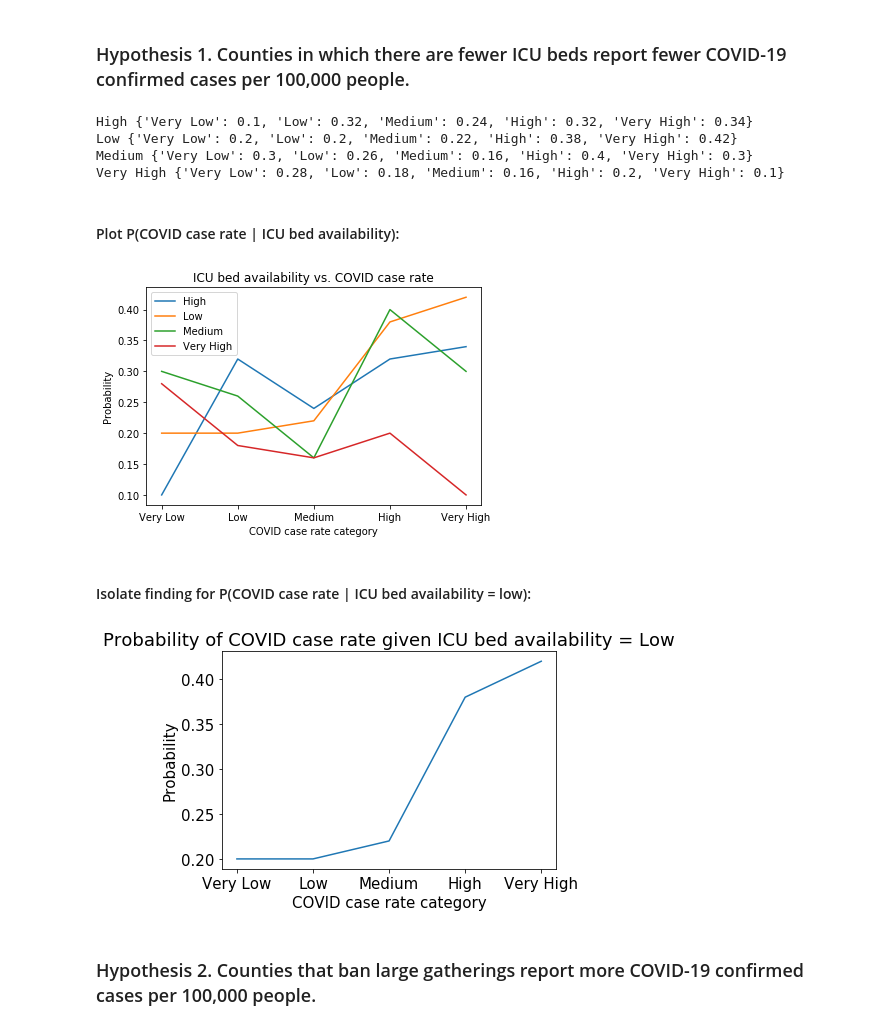
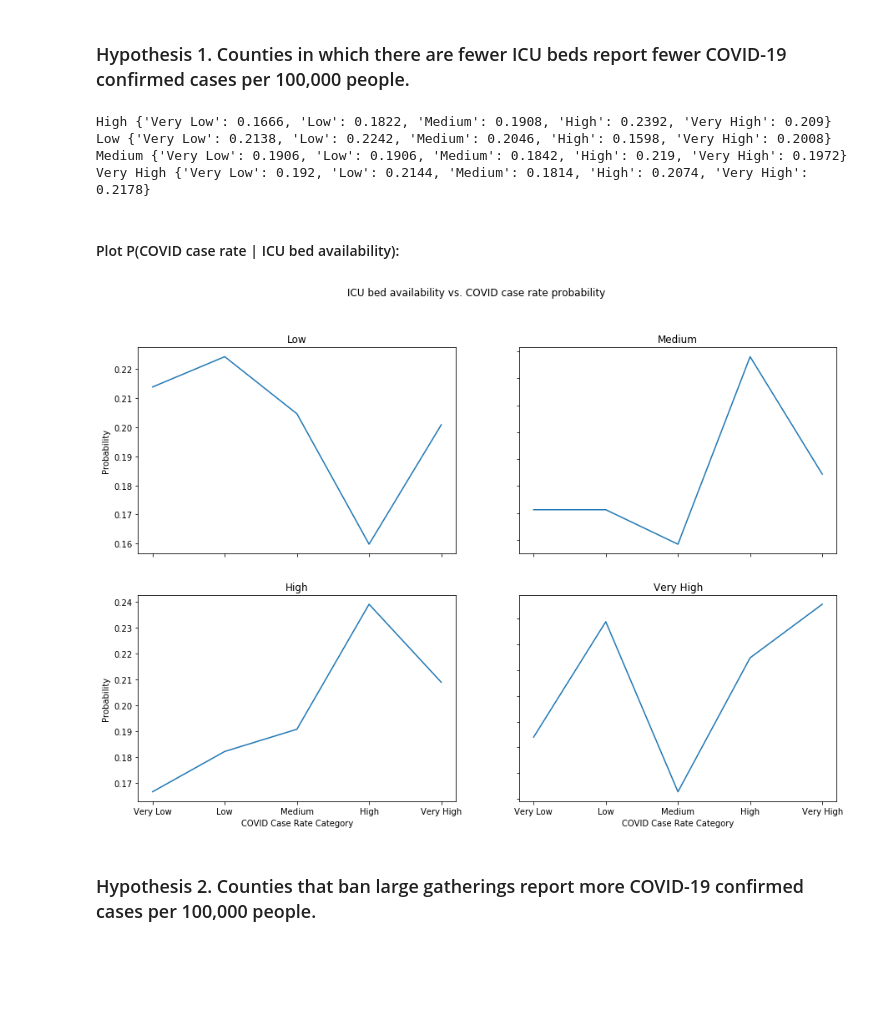
Before and after one commit to chloelarkin/county-covid-cases, a Jupyter notebook: causal_modeling/Causal_Model.ipynb, the cells around one changed output. Drawn from its saved outputs; the diff is of its cells as text; code cells hidden in the pictures; blank space fills up the shorter version.

```diff
--- a/causal_modeling/Causal_Model.ipynb
+++ b/causal_modeling/Causal_Model.ipynb
@@ -120,7 +120,7 @@ for i in range(len(icu_labels)):
     probability_dict = {}
     # Iterate through each confirmed cases severity category
     for j in range(len(cc_labels)):
-        probability_dict[cc_labels[j]]= test_var_effect(icu_conditioned_model, j)
+        probability_dict[cc_labels[j]]= get_conditional_probability(icu_conditioned_model, j)
 
     # Format probability findings and insert into dictionary
     reordered_cc = ["Very Low", "Low", "Medium", "High", "Very High"]
@@ -128,46 +128,42 @@ for i in range(len(icu_labels)):
     icu_hypothesis_dict[icu_labels[i]] = reordered_dict
     print(icu_labels[i], icu_hypothesis_dict[icu_labels[i]])
 # %% [output]
-High {'Very Low': 0.1, 'Low': 0.32, 'Medium': 0.24, 'High': 0.32, 'Very High': 0.34}
-Low {'Very Low': 0.2, 'Low': 0.2, 'Medium': 0.22, 'High': 0.38, 'Very High': 0.42}
-Medium {'Very Low': 0.3, 'Low': 0.26, 'Medium': 0.16, 'High': 0.4, 'Very High': 0.3}
-Very High {'Very Low': 0.28, 'Low': 0.18, 'Medium': 0.16, 'High': 0.2, 'Very High': 0.1}
+High {'Very Low': 0.1666, 'Low': 0.1822, 'Medium': 0.1908, 'High': 0.2392, 'Very High': 0.209}
+Low {'Very Low': 0.2138, 'Low': 0.2242, 'Medium': 0.2046, 'High': 0.1598, 'Very High': 0.2008}
+Medium {'Very Low': 0.1906, 'Low': 0.1906, 'Medium': 0.1842, 'High': 0.219, 'Very High': 0.1972}
+Very High {'Very Low': 0.192, 'Low': 0.2144, 'Medium': 0.1814, 'High': 0.2074, 'Very High': 0.2178}
 # %% [markdown]
 #### Plot P(COVID case rate | ICU bed availability):
-# %%
-icu_order = ["Low", "Medium", "High", "Very High"]
-
-reordered_dict = {i: icu_hypothesis_dict[i] for i in icu_order}
-
-for item in icu_hypothesis_dict:
-    p_data = icu_hypothesis_dict[item]
-    names = list(p_data.keys())
-    values = list(p_data.values())
-    plt.plot(names, values, label = item)
-plt.legend()
-plt.ylabel("Probability")
-plt.xlabel("COVID case rate category")
-plt.title("ICU bed availability vs. COVID case rate")
-plt.show()
-# %% [output]
-[figure, removed]
-# %% [markdown]
-#### Isolate finding for P(COVID case rate | ICU bed availability = low):
-# %%
-icu_order = ["Low", "Medium", "High", "Very High"]
-
-reordered_dict = {i: icu_hypothesis_dict[i] for i in icu_order}
-
-p_data = icu_hypothesis_dict["Low"]
-names = list(p_data.keys())
-values = list(p_data.values())
-plt.plot(names, values)
-plt.ylabel("Probability")
-plt.xlabel("COVID case rate category")
-plt.title("Probability of COVID case rate given ICU bed availability = Low")
-plt.show()
-# %% [output]
-[figure, removed]
+# %%
+icu_labels = ["Low", "Medium", "High", "Very High"]
+
+reordered_dict = {i: icu_hypothesis_dict[i] for i in icu_labels}
+
+fig, axs = plt.subplots(2, 2, figsize=(15, 10))
+fig.suptitle('ICU bed availability vs. COVID case rate probability')
+
+axs[0, 0].plot(list(icu_hypothesis_dict[icu_labels[0]].keys()),
+               list(icu_hypothesis_dict[icu_labels[0]].values()),
+               label = icu_labels[0])
+axs[0, 0].set_title(icu_labels[0])
+axs[0, 1].plot(list(icu_hypothesis_dict[icu_labels[1]].keys()),
+               list(icu_hypothesis_dict[icu_labels[1]].values()),
+               label = icu_labels[1])
+axs[0, 1].set_title(icu_labels[1])
+axs[1, 0].plot(list(icu_hypothesis_dict[icu_labels[2]].keys()),
+               list(icu_hypothesis_dict[icu_labels[2]].values()),
+               label = icu_labels[2])
+axs[1, 0].set_title(icu_labels[2])
+axs[1, 1].plot(list(icu_hypothesis_dict[icu_labels[3]].keys()),
+               list(icu_hypothesis_dict[icu_labels[3]].values()),
+               label = icu_labels[3])
+axs[1, 1].set_title(icu_labels[3])
+for ax in axs.flat:
+    ax.set(xlabel='COVID Case Rate Category', ylabel='Probability')
+    ax.label_outer()
+plt.show()
+# %% [output]
+[figure, added]
 # %% [markdown]
 ###  Hypothesis 2. Counties that ban large gatherings report more COVID-19 confirmed cases per 100,000 people.
 # %%
```
Also changed, not shown: parts of 4 cells of this notebook.
